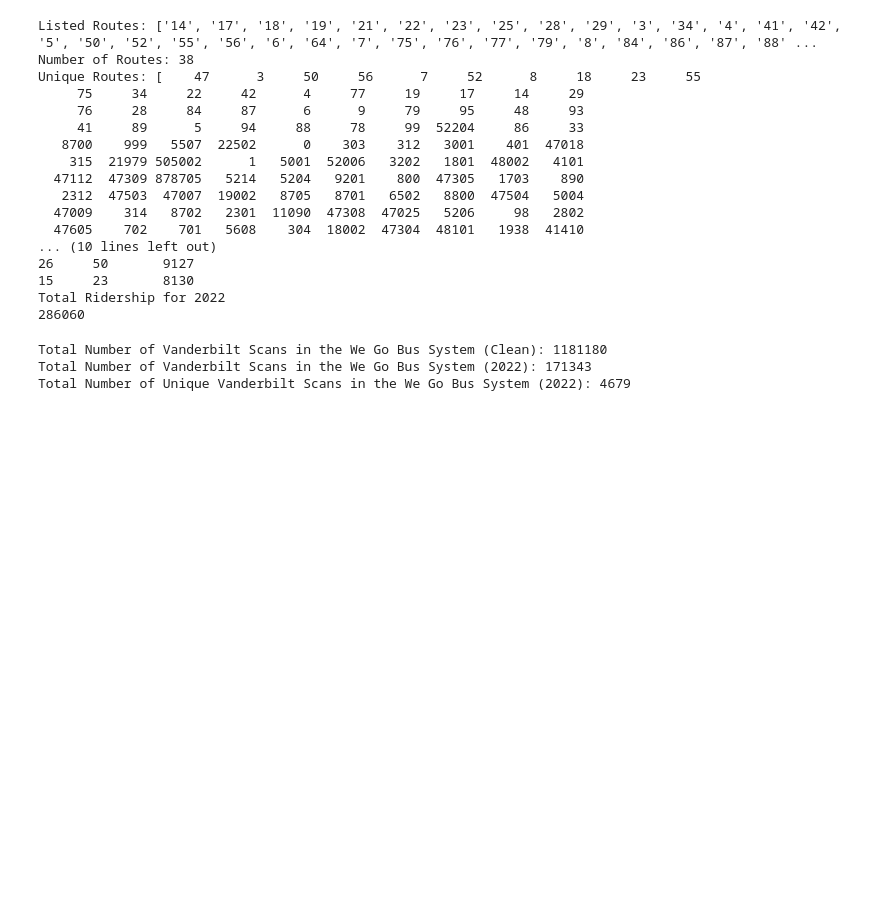
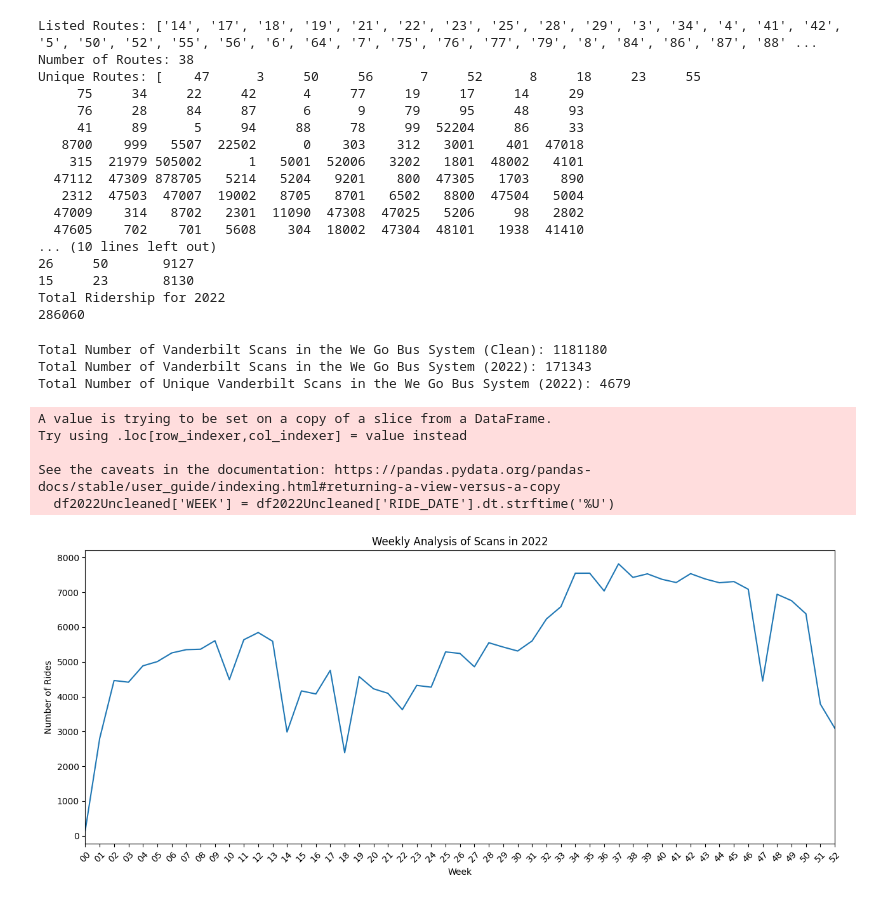
Before and after one commit to SySyAli/vanderbilt_movevu, a Jupyter notebook: testing/testing2.ipynb, the cells around one changed output. Saved outputs shown, nothing was run; the diff lists cells and outputs as text; code cells hidden in the pictures; blank space fills up the shorter version.

Commit message:
Adding 2022 Weekly Analysis.

```diff
--- a/testing/testing2.ipynb
+++ b/testing/testing2.ipynb
@@ -809,3 +810,43 @@ print("Total Number of Unique Vanderbilt Scans in the We Go Bus System (2022):",
 Total Number of Vanderbilt Scans in the We Go Bus System (Clean): 1181180
 Total Number of Vanderbilt Scans in the We Go Bus System (2022): 171343
 Total Number of Unique Vanderbilt Scans in the We Go Bus System (2022): 4679
+# %%
+# graph ridership per day for 2022
+
+df2022Uncleaned = df[df['YEAR'] == 2022]
+df2022Uncleaned['WEEK'] = df2022Uncleaned['RIDE_DATE'].dt.strftime('%U')
+df_2022UnCleanedList = df2022Uncleaned.groupby(['WEEK']).size().reset_index(name='COUNT')
+
+# df2022Uncleaned['DATE_MONTH_YEAR'] = df2022Uncleaned['RIDE_DATE'].dt.strftime('%Y-%m-%d')
+# df_2022UnCleanedList = df2022Uncleaned.groupby(['DATE_MONTH_YEAR']).size().reset_index(name='COUNT')
+# df_2022UnCleanedList = df_2022UnCleanedList.sort_values(by=['COUNT'], ascending=False)
+
+# plot this data
+# create a line graph
+plt.figure(figsize=(10, 6))
+plt.plot(df_2022UnCleanedList['WEEK'], df_2022UnCleanedList['COUNT'])
+plt.xlabel('Week')
+plt.ylabel('Number of Rides')
+plt.title('Weekly Analysis of Scans in 2022')
+
+plt.xticks(rotation=45)  # Rotate x-axis labels for readability
+plt.gca().margins(x=0)
+plt.gcf().canvas.draw()
+tl = plt.gca().get_xticklabels()
+maxsize = max([t.get_window_extent().width for t in tl])
+m = 0.2 # inch margin
+s = maxsize/plt.gcf().dpi*(len(df_2022UnCleanedList))+2*m
+margin = m/plt.gcf().get_size_inches()[0]
+
+plt.gcf().subplots_adjust(left=margin, right=1.-margin)
+plt.gcf().set_size_inches(s, plt.gcf().get_size_inches()[1])
+
+# plt.savefig(__file__+".png")
+plt.show()
+# %% [output]
+A value is trying to be set on a copy of a slice from a DataFrame.
+Try using .loc[row_indexer,col_indexer] = value instead
+
+See the caveats in the documentation: https://pandas.pydata.org/pandas-docs/stable/user_guide/indexing.html#returning-a-view-versus-a-copy
+  df2022Uncleaned['WEEK'] = df2022Uncleaned['RIDE_DATE'].dt.strftime('%U')
+[figure, added]
```
Also changed, not shown: parts of 1 cell of this notebook.
